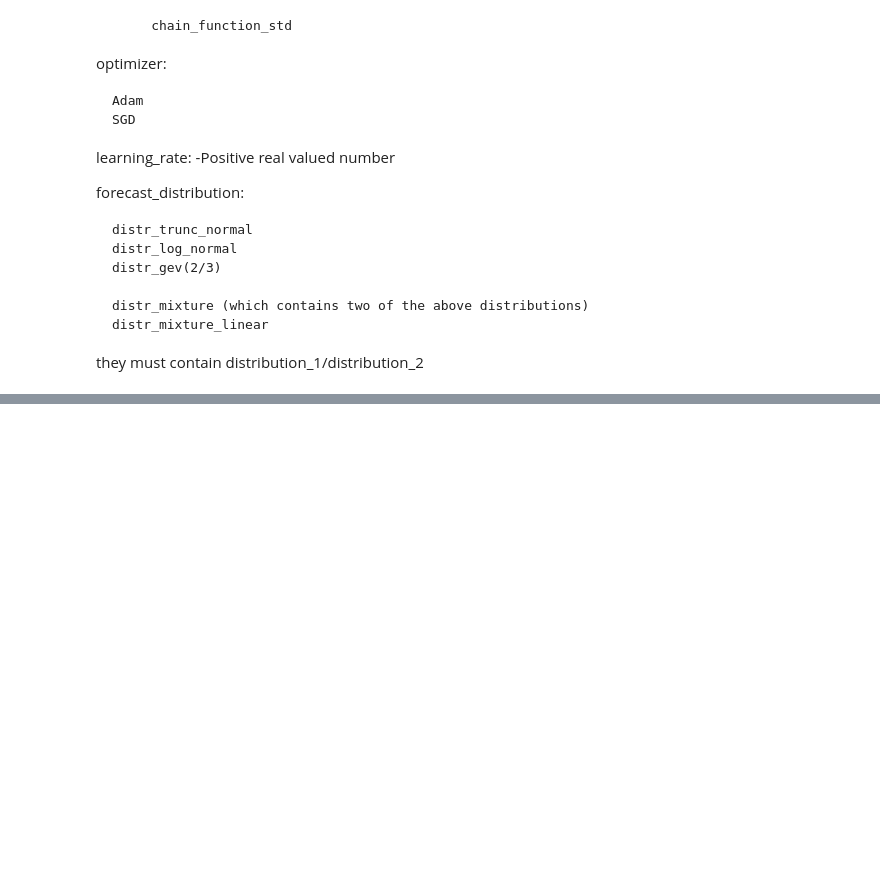
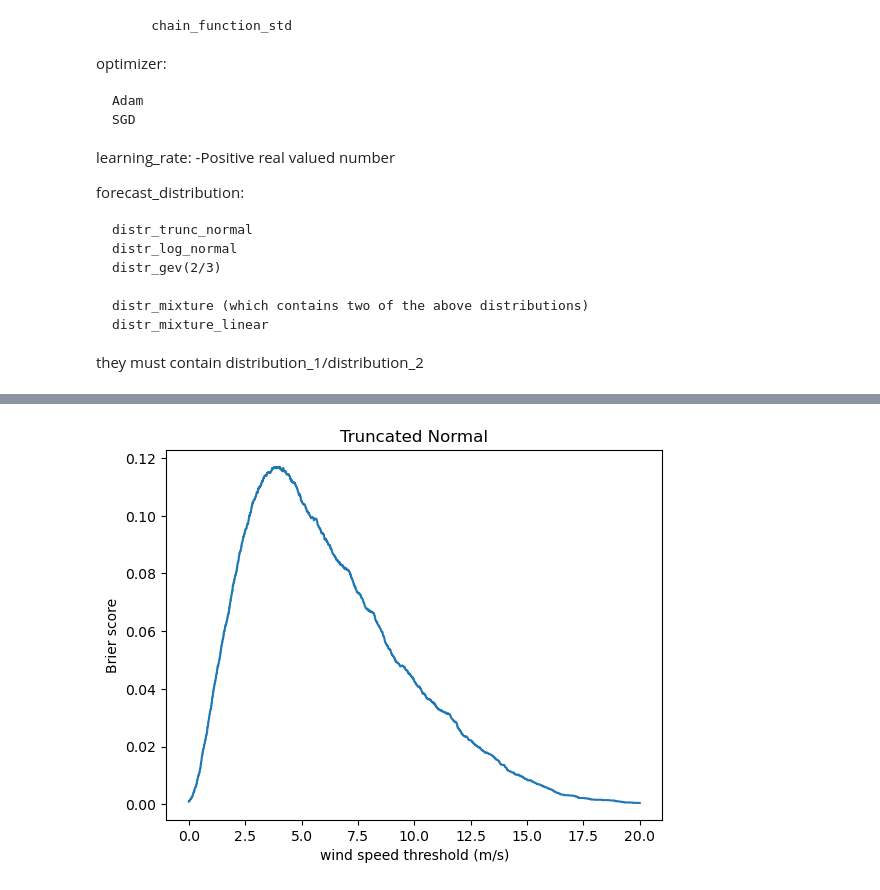
Before and after one commit to SimonHakvoort/thesiscode, a Jupyter notebook: src/visualization/test.ipynb, the cells around one changed output, grey strips where cells are left out. Saved outputs shown, nothing was run; the diff lists cells and outputs as text; code cells hidden in the pictures; blank space fills up the shorter version.

Commit message:
Checked if the plots worked, and fixed a bug in brier skill score plot

```diff
--- a/src/visualization/test.ipynb
+++ b/src/visualization/test.ipynb
@@ -125,6 +128,7 @@ Using default parameters for Generalized Extreme Value distribution 3
 # %%
-epochs = 500
+epochs = 600
 
 for model in models_crps:
-    models_crps[model].fit(X_train, y_train, variances_train, epochs)
+    models_crps[model].fit(X_train, y_train, variances_train, epochs, printing=False)
+    print("Model: ", models_crps[model])
 # %% [output]
@@ -148,7 +151,0 @@ Step: 499, Loss: 0.904822051525116
-# %%
-setup1["forecast_distribution"] = "mixture"
-setup1["distribution_1"] = "distr_trunc_normal"
-setup1["distribution_2"] = "distr_log_normal"
-
-mixture_trunc_log_crps = EMOS(setup1)
-mixture
@@ -156,0 +152,17 @@ mixture
+# %%
+setup1["forecast_distribution"] = "distr_mixture"
+setup1["distribution_1"] = "distr_trunc_normal"
+setup1["distribution_2"] = "distr_log_normal"
+
+mixture_trunc_log_crps = EMOS(setup1)
+mixture_trunc_log_crps.set_parameters(models_crps["trunc_normal_crps"].get_parameters())
+mixture_trunc_log_crps.set_parameters(models_crps["log_normal_crps"].get_parameters())
+
+setup1["distribution_2"] = "distr_gev"
+mixture_trunc_gev_crps = EMOS(setup1)
+
+mixture_trunc_gev_crps.set_parameters(models_crps["trunc_normal_crps"].get_parameters())
+mixture_trunc_gev_crps.set_parameters(models_crps["gev_crps"].get_parameters())
+
+models_crps["mixture_trunc_log_crps"] = mixture_trunc_log_crps
+models_crps["mixture_trunc_gev_crps"] = mixture_trunc_gev_crps
@@ -156,0 +187,6 @@ mixture
+# %%
+models_crps["mixture_trunc_gev_crps"].fit(X_train, y_train, variances_train, epochs, printing=False)
+print("Model: ", models_crps["mixture_trunc_gev_crps"])
+
+models_crps["mixture_trunc_log_crps"].fit(X_train, y_train, variances_train, epochs, printing=False)
+print("Model: ", models_crps["mixture_trunc_log_crps"])
@@ -156,0 +211,4 @@ mixture
+# %%
+brier_plot(models_crps["trunc_normal_crps"], X_test, y_test, variances_test, "Truncated Normal")
+# %% [output]
+[figure, added]
```
Also changed, not shown: parts of 8 cells of this notebook, 3 other files.
